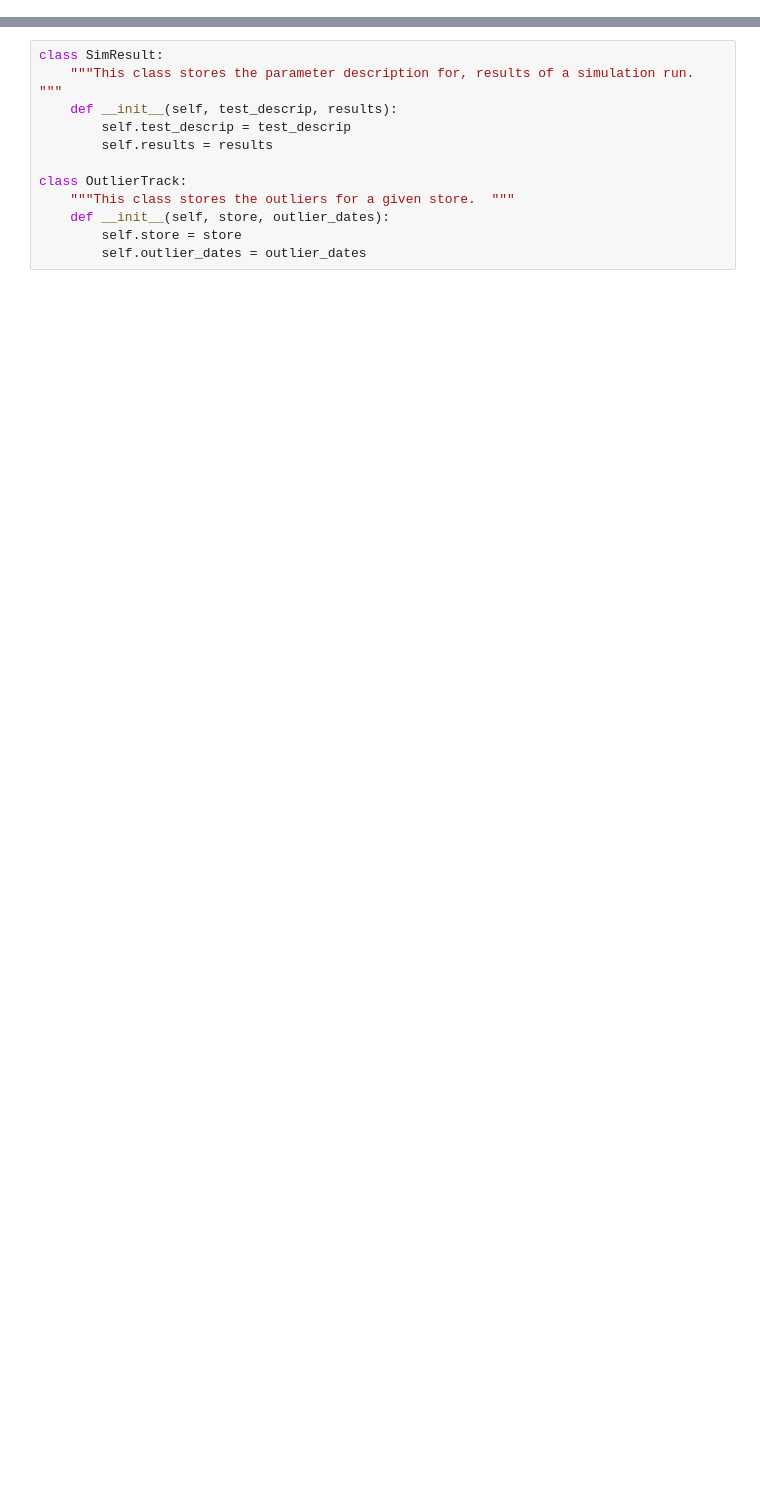
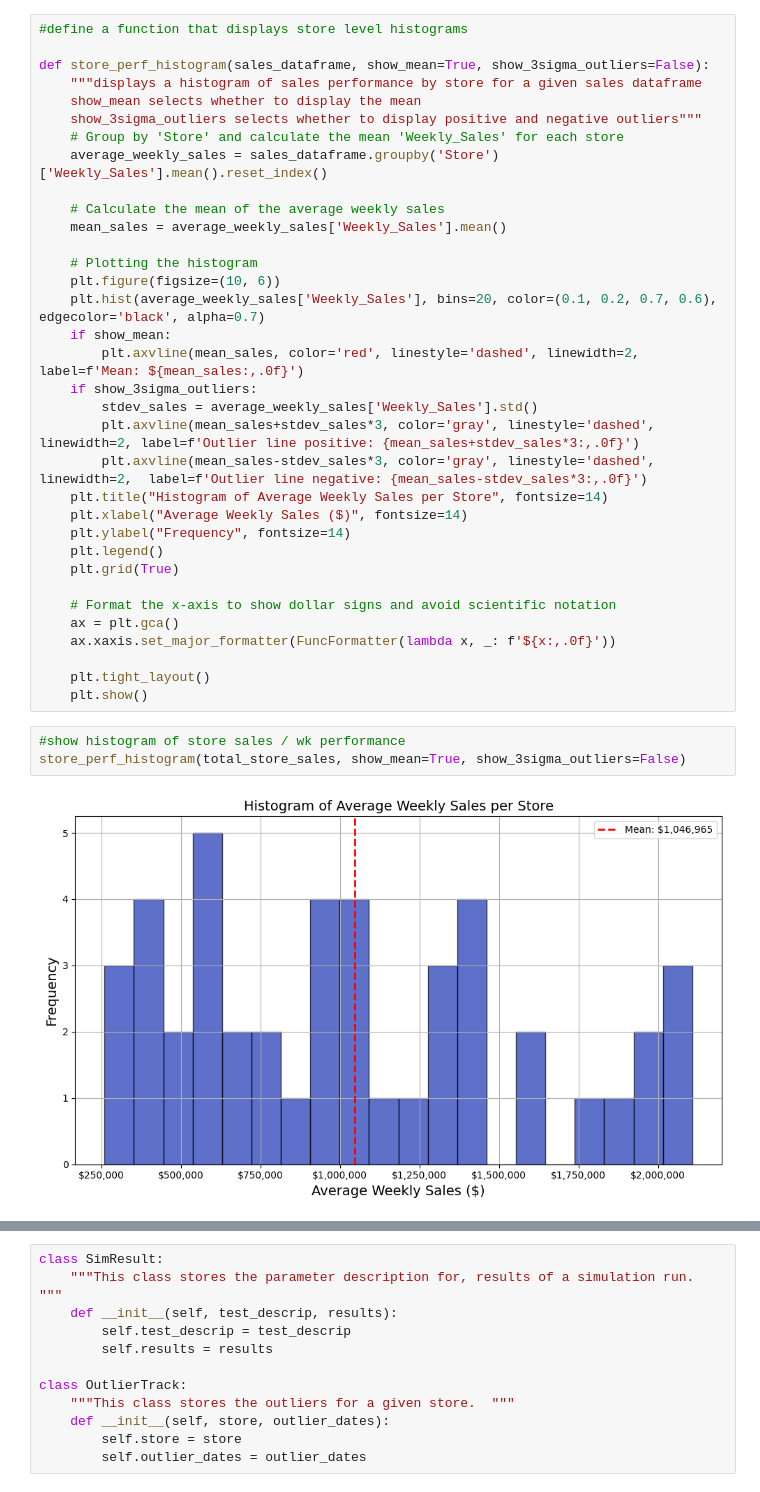
Before and after one commit to jcampbell542/Code-for-nulltest-projects, a Jupyter notebook: Test_Learn_afterloss.ipynb, the cells around one changed output, grey strips where cells are left out. Drawn from its saved outputs; the diff is of its cells as text; blank space fills up the shorter version.

```diff
--- a/Test_Learn_afterloss.ipynb
+++ b/Test_Learn_afterloss.ipynb
@@ -26,0 +57,39 @@ Create the simresult and outlierttrack classes
+# %%
+#define a function that displays store level histograms
+
+def store_perf_histogram(sales_dataframe, show_mean=True, show_3sigma_outliers=False):
+    """displays a histogram of sales performance by store for a given sales dataframe
+    show_mean selects whether to display the mean
+    show_3sigma_outliers selects whether to display positive and negative outliers"""
+    # Group by 'Store' and calculate the mean 'Weekly_Sales' for each store
+    average_weekly_sales = sales_dataframe.groupby('Store')['Weekly_Sales'].mean().reset_index()
+
+    # Calculate the mean of the average weekly sales
+    mean_sales = average_weekly_sales['Weekly_Sales'].mean()
+
+    # Plotting the histogram
+    plt.figure(figsize=(10, 6))
+    plt.hist(average_weekly_sales['Weekly_Sales'], bins=20, color=(0.1, 0.2, 0.7, 0.6), edgecolor='black', alpha=0.7)
+    if show_mean:
+        plt.axvline(mean_sales, color='red', linestyle='dashed', linewidth=2, label=f'Mean: ${mean_sales:,.0f}')
+    if show_3sigma_outliers:
+        stdev_sales = average_weekly_sales['Weekly_Sales'].std()
+        plt.axvline(mean_sales+stdev_sales*3, color='gray', linestyle='dashed', linewidth=2, label=f'Outlier line positive: {mean_sales+stdev_sales*3:,.0f}')
+        plt.axvline(mean_sales-stdev_sales*3, color='gray', linestyle='dashed', linewidth=2,  label=f'Outlier line negative: {mean_sales-stdev_sales*3:,.0f}')
+    plt.title("Histogram of Average Weekly Sales per Store", fontsize=14)
+    plt.xlabel("Average Weekly Sales ($)", fontsize=14)
+    plt.ylabel("Frequency", fontsize=14)
+    plt.legend()
+    plt.grid(True)
+
+    # Format the x-axis to show dollar signs and avoid scientific notation
+    ax = plt.gca()
+    ax.xaxis.set_major_formatter(FuncFormatter(lambda x, _: f'${x:,.0f}'))
+
+    plt.tight_layout()
+    plt.show()
+# %%
+#show histogram of store sales / wk performance
+store_perf_histogram(total_store_sales, show_mean=True, show_3sigma_outliers=False)
+# %% [output]
+[figure, added]
```
Also changed, not shown: parts of 75 cells of this notebook.
